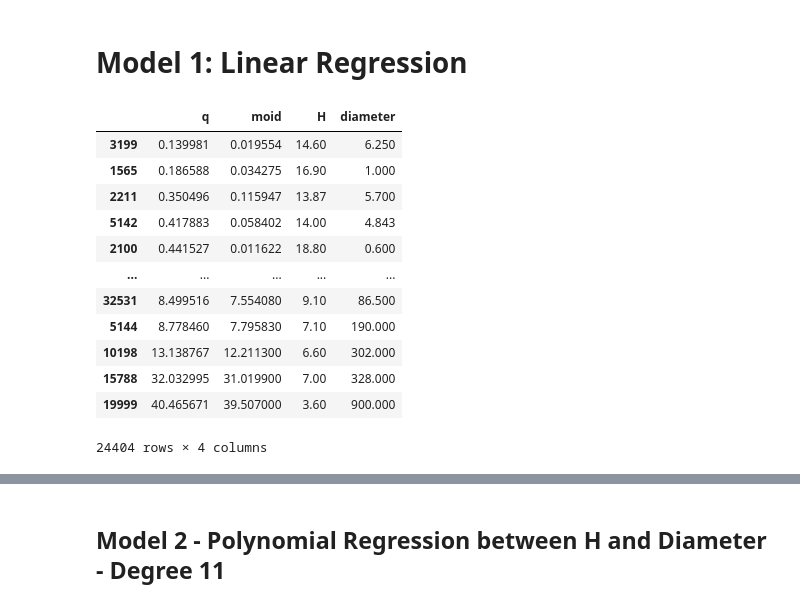
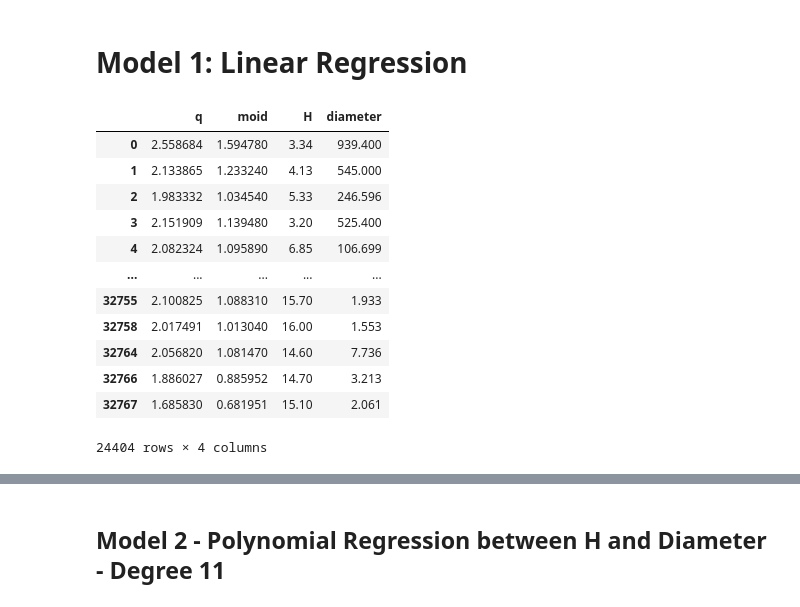
Before and after one commit to harshilxd/Asteroid-Feature-Prediction, a Jupyter notebook: source/Exploring_Asteroid_Dataset.ipynb, the cells around one changed output, grey strips where cells are left out. Saved outputs shown, nothing was run; the diff lists cells and outputs as text; code cells hidden in the pictures.

```diff
--- a/source/Exploring_Asteroid_Dataset.ipynb
+++ b/source/Exploring_Asteroid_Dataset.ipynb
@@ -234,23 +234,22 @@ sns.pairplot(sel_data_class)
 # Model 1: Linear Regression
 # %%
 sel_data1 = sel_data[['q', 'moid', 'H', 'diameter']]
-sel_data1 = sel_data1.sort_values(by='q', ascending=True)
 sel_data1 = sel_data1.dropna()
 
 sel_data1
 # %% [output]
 |  | q | moid | H | diameter |
-| 3199 | 0.139981 | 0.019554 | 14.60 | 6.250 |
-| 1565 | 0.186588 | 0.034275 | 16.90 | 1.000 |
-| 2211 | 0.350496 | 0.115947 | 13.87 | 5.700 |
-| 5142 | 0.417883 | 0.058402 | 14.00 | 4.843 |
-| 2100 | 0.441527 | 0.011622 | 18.80 | 0.600 |
+| 0 | 2.558684 | 1.594780 | 3.34 | 939.400 |
+| 1 | 2.133865 | 1.233240 | 4.13 | 545.000 |
+| 2 | 1.983332 | 1.034540 | 5.33 | 246.596 |
+| 3 | 2.151909 | 1.139480 | 3.20 | 525.400 |
+| 4 | 2.082324 | 1.095890 | 6.85 | 106.699 |
 | ... | ... | ... | ... | ... |
-| 32531 | 8.499516 | 7.554080 | 9.10 | 86.500 |
-| 5144 | 8.778460 | 7.795830 | 7.10 | 190.000 |
-| 10198 | 13.138767 | 12.211300 | 6.60 | 302.000 |
-| 15788 | 32.032995 | 31.019900 | 7.00 | 328.000 |
-| 19999 | 40.465671 | 39.507000 | 3.60 | 900.000 |
+| 32755 | 2.100825 | 1.088310 | 15.70 | 1.933 |
+| 32758 | 2.017491 | 1.013040 | 16.00 | 1.553 |
+| 32764 | 2.056820 | 1.081470 | 14.60 | 7.736 |
+| 32766 | 1.886027 | 0.885952 | 14.70 | 3.213 |
+| 32767 | 1.685830 | 0.681951 | 15.10 | 2.061 |
 24404 rows × 4 columns
 # %%
 from sklearn.model_selection import train_test_split
```
Also changed, not shown: parts of 14 cells of this notebook.
